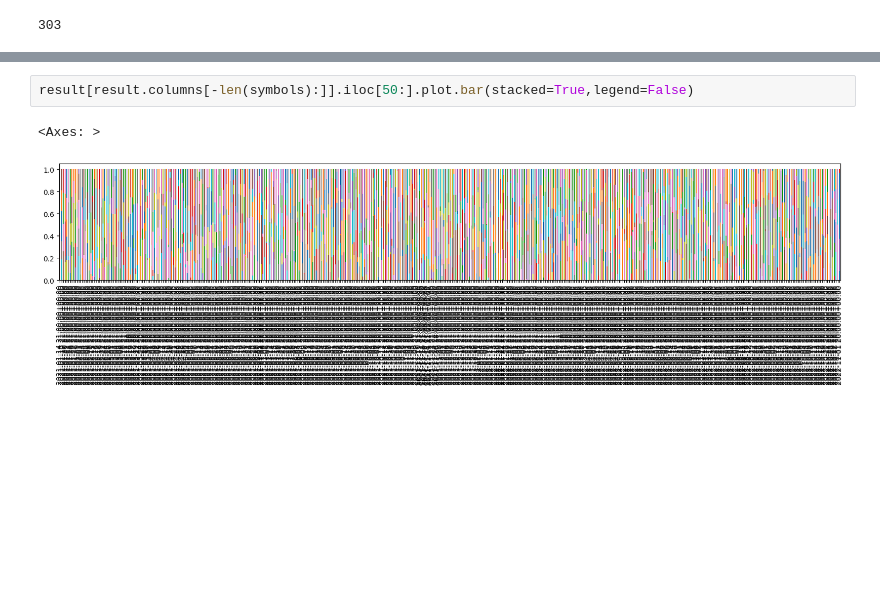
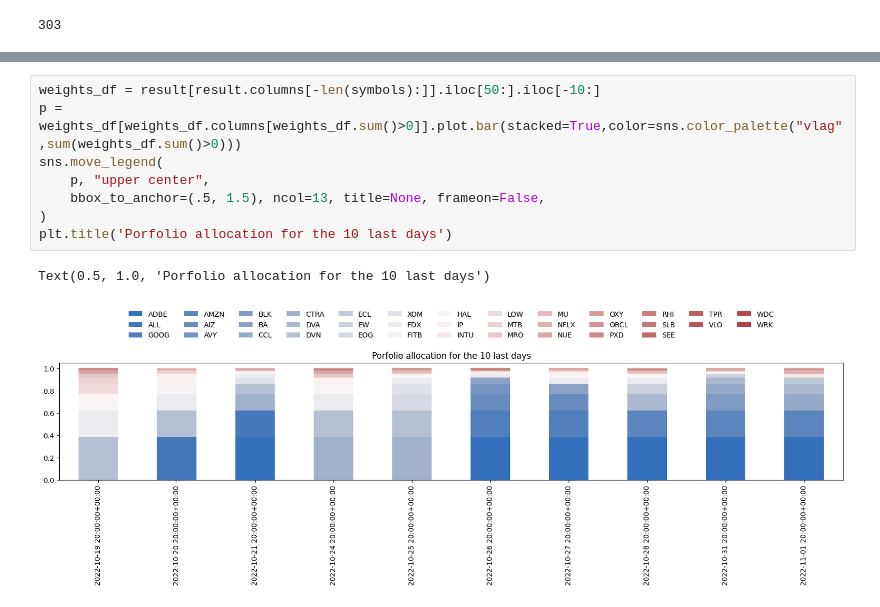
Before and after one commit to l9kd1/datathon-23, a Jupyter notebook: main.ipynb, the cells around one changed output, grey strips where cells are left out. Saved outputs shown, nothing was run; the diff lists cells and outputs as text; blank space fills up the shorter version.

```diff
--- a/main.ipynb
+++ b/main.ipynb
@@ -106,5 +91,11 @@ result[['algorithm_period_return','benchmark_period_return']].iloc[50:].plot()
-# %%
-result[result.columns[-len(symbols):]].iloc[50:].plot.bar(stacked=True,legend=False)
-# %% [output]
-<Axes: >
-[figure, removed]
+# %%
+weights_df = result[result.columns[-len(symbols):]].iloc[50:].iloc[-10:]
+p = weights_df[weights_df.columns[weights_df.sum()>0]].plot.bar(stacked=True,color=sns.color_palette("vlag",sum(weights_df.sum()>0)))
+sns.move_legend(
+    p, "upper center",
+    bbox_to_anchor=(.5, 1.5), ncol=13, title=None, frameon=False,
+)
+plt.title('Porfolio allocation for the 10 last days')
+# %% [output]
+Text(0.5, 1.0, 'Porfolio allocation for the 10 last days')
+[figure, added]
```
Also changed, not shown: parts of 5 cells of this notebook, 2 other files.
